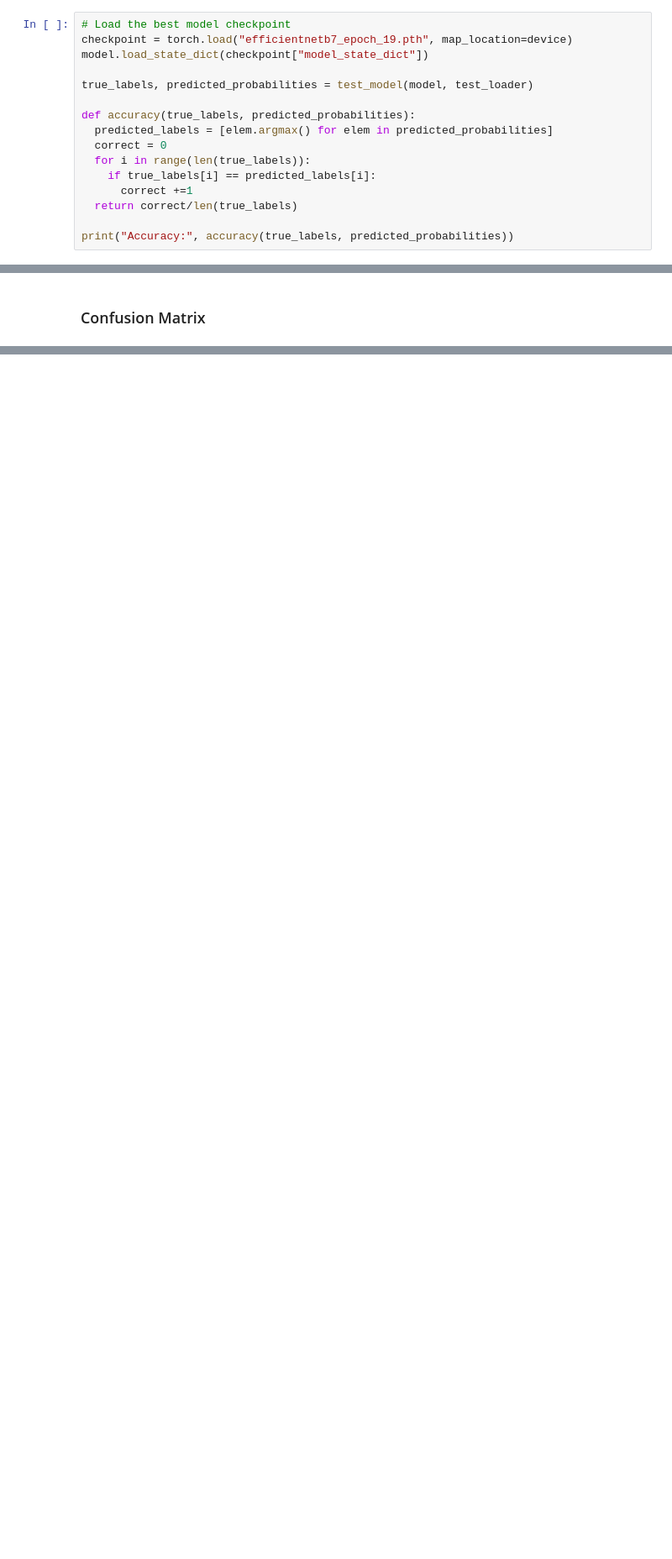
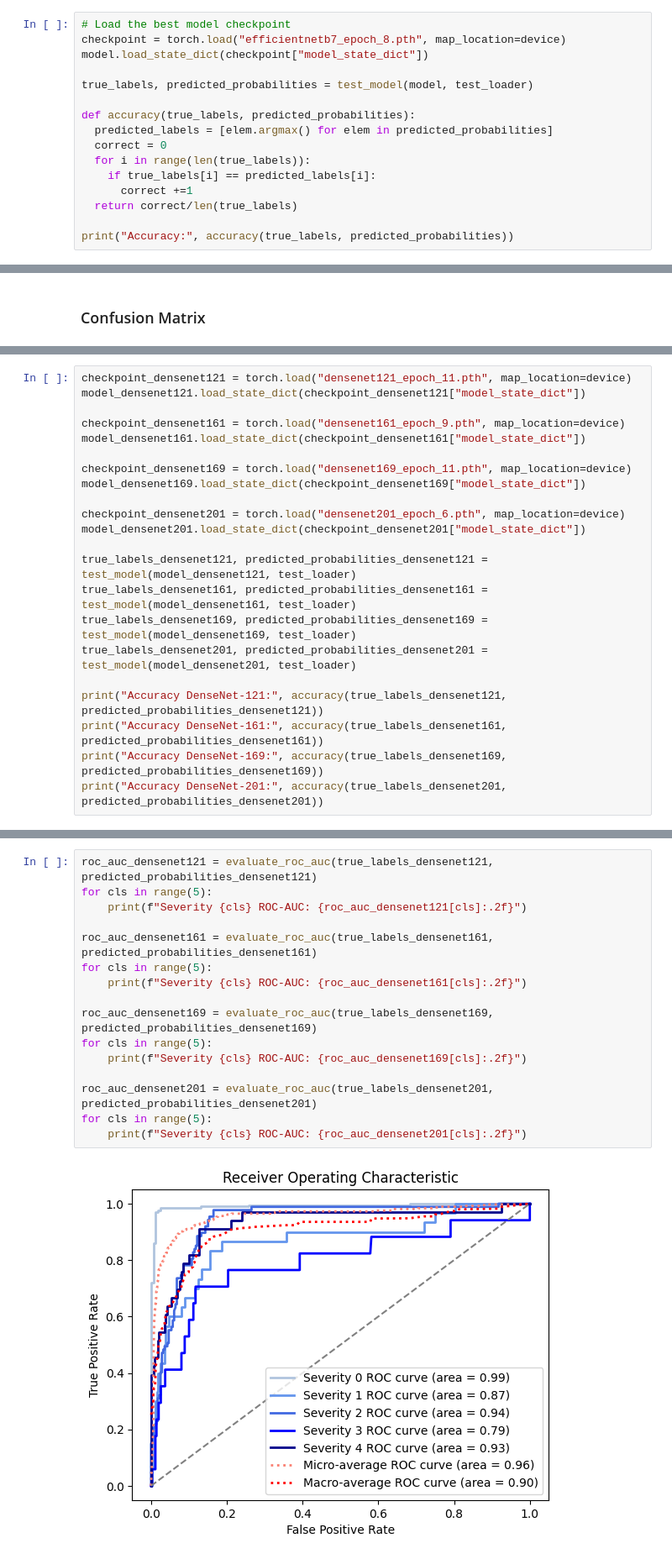
Before and after one commit to maurilaparva/diabetic_retinopathy_classification, a Jupyter notebook: training_pipeline.ipynb, the cells around one changed output, grey strips where cells are left out. Shown at 84% size. Saved outputs shown, nothing was run; the diff lists cells and outputs as text; blank space fills up the shorter version.

Commit message:
DenseNets

```diff
--- a/training_pipeline.ipynb
+++ b/training_pipeline.ipynb
@@ -357,6 +415,6 @@ except NameError:
 # %%
 # Load the best model checkpoint
-checkpoint = torch.load("efficientnetb7_epoch_19.pth", map_location=device)
+checkpoint = torch.load("efficientnetb7_epoch_8.pth", map_location=device)
 model.load_state_dict(checkpoint["model_state_dict"])
 
 true_labels, predicted_probabilities = test_model(model, test_loader)
@@ -457,0 +595,22 @@ cm_normalized = plot_confusion_matrix(true_labels, predicted_labels, normalize=T
+# %%
+checkpoint_densenet121 = torch.load("densenet121_epoch_11.pth", map_location=device)
+model_densenet121.load_state_dict(checkpoint_densenet121["model_state_dict"])
+
+checkpoint_densenet161 = torch.load("densenet161_epoch_9.pth", map_location=device)
+model_densenet161.load_state_dict(checkpoint_densenet161["model_state_dict"])
+
+checkpoint_densenet169 = torch.load("densenet169_epoch_11.pth", map_location=device)
+model_densenet169.load_state_dict(checkpoint_densenet169["model_state_dict"])
+
+checkpoint_densenet201 = torch.load("densenet201_epoch_6.pth", map_location=device)
+model_densenet201.load_state_dict(checkpoint_densenet201["model_state_dict"])
+
+true_labels_densenet121, predicted_probabilities_densenet121 = test_model(model_densenet121, test_loader)
+true_labels_densenet161, predicted_probabilities_densenet161 = test_model(model_densenet161, test_loader)
+true_labels_densenet169, predicted_probabilities_densenet169 = test_model(model_densenet169, test_loader)
+true_labels_densenet201, predicted_probabilities_densenet201 = test_model(model_densenet201, test_loader)
+
+print("Accuracy DenseNet-121:", accuracy(true_labels_densenet121, predicted_probabilities_densenet121))
+print("Accuracy DenseNet-161:", accuracy(true_labels_densenet161, predicted_probabilities_densenet161))
+print("Accuracy DenseNet-169:", accuracy(true_labels_densenet169, predicted_probabilities_densenet169))
+print("Accuracy DenseNet-201:", accuracy(true_labels_densenet201, predicted_probabilities_densenet201))
@@ -457,0 +622,18 @@ cm_normalized = plot_confusion_matrix(true_labels, predicted_labels, normalize=T
+# %%
+roc_auc_densenet121 = evaluate_roc_auc(true_labels_densenet121, predicted_probabilities_densenet121)
+for cls in range(5):
+    print(f"Severity {cls} ROC-AUC: {roc_auc_densenet121[cls]:.2f}")
+
+roc_auc_densenet161 = evaluate_roc_auc(true_labels_densenet161, predicted_probabilities_densenet161)
+for cls in range(5):
+    print(f"Severity {cls} ROC-AUC: {roc_auc_densenet161[cls]:.2f}")
+
+roc_auc_densenet169 = evaluate_roc_auc(true_labels_densenet169, predicted_probabilities_densenet169)
+for cls in range(5):
+    print(f"Severity {cls} ROC-AUC: {roc_auc_densenet169[cls]:.2f}")
+
+roc_auc_densenet201 = evaluate_roc_auc(true_labels_densenet201, predicted_probabilities_densenet201)
+for cls in range(5):
+    print(f"Severity {cls} ROC-AUC: {roc_auc_densenet201[cls]:.2f}")
+# %% [output]
+[figure, added]
```
Also changed, not shown: parts of 14 cells of this notebook.
